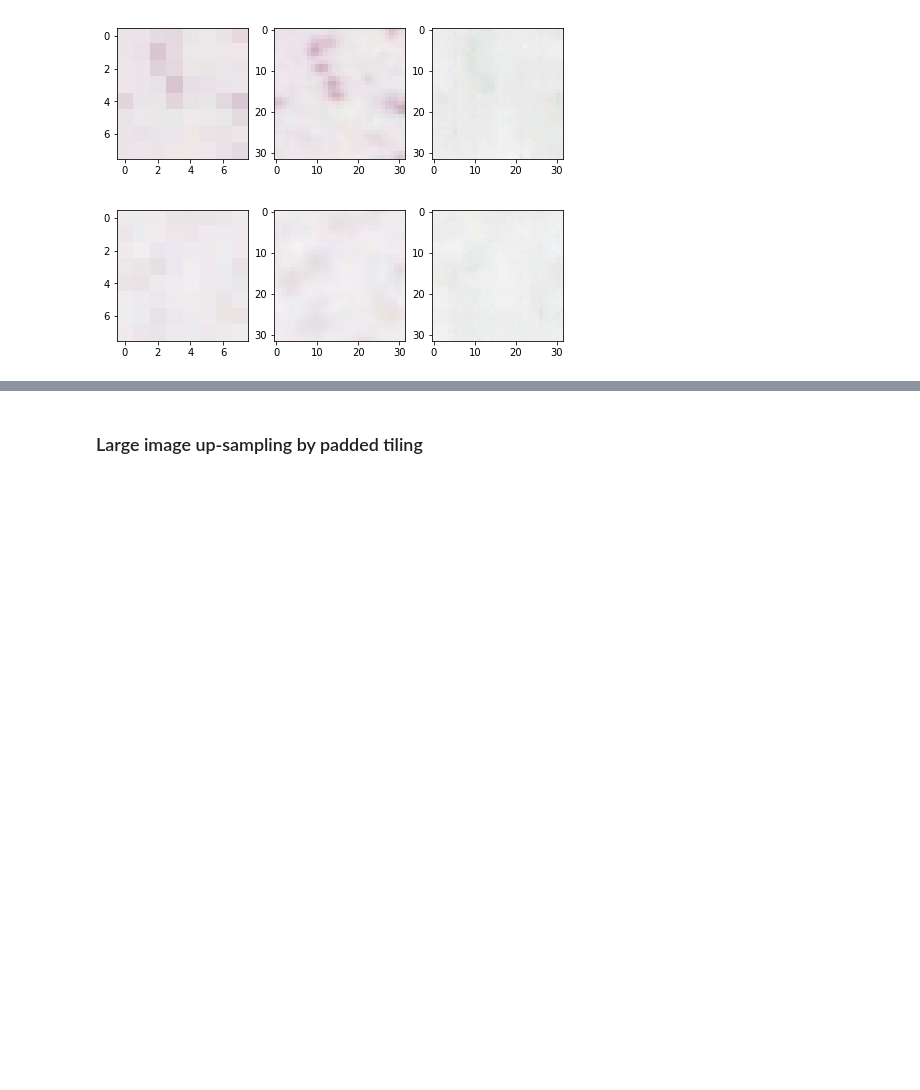
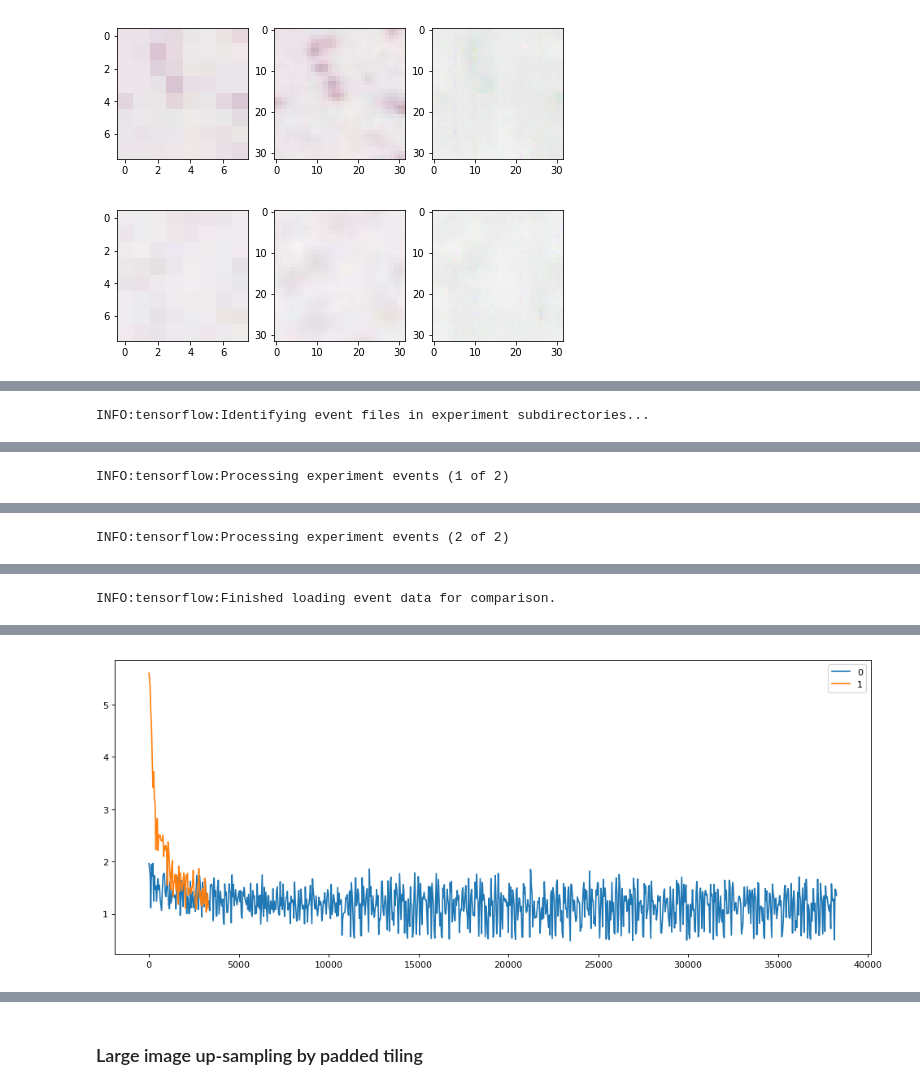
Before and after one commit to cwbeitel/tk, a Jupyter notebook: docs/demo.ipynb, the cells around one changed output, grey strips where cells are left out. Cells and saved outputs as stored; diff of their text form; code cells hidden in the pictures; blank space fills up the shorter version.

Commit message:
large image inference experiment

```diff
--- a/docs/demo.ipynb
+++ b/docs/demo.ipynb
@@ -62,7 +62,8 @@ def _stage(local_app_root, remote_app_root):
 
 def _configure_experiment(base_name, num_gpu_per_worker=1,
                           problem="img2img_allen_brain_dim8to32",
-                          batch_size=4):
+                          batch_size=4,
+                          num_steps=100000):
 
     app_root = "/mnt/nfs-east1-d/work/tk"
 
@@ -76,7 +77,7 @@ def _configure_experiment(base_name, num_gpu_per_worker=1,
         "hparams_set": "img2img_transformer2d_tiny",
         "data_dir": "/mnt/nfs-east1-d/data",
         "output_dir": output_dir,
-        "train_steps": 1,
+        "train_steps": num_steps,
         "schedule": "train",
         "profile": False,
         "log_device_placement": False,
@@ -534,0 +546,5 @@ _predict_ith(1730)
+# %%
+
+show_experiment_loss("longrun-1")
+# %% [output]
+INFO:tensorflow:Identifying event files in experiment subdirectories...
@@ -534,0 +552 @@ _predict_ith(1730)
+INFO:tensorflow:Processing experiment events (1 of 2)
@@ -534,0 +554 @@ _predict_ith(1730)
+INFO:tensorflow:Processing experiment events (2 of 2)
@@ -534,0 +556 @@ _predict_ith(1730)
+INFO:tensorflow:Finished loading event data for comparison.
@@ -534,0 +558 @@ _predict_ith(1730)
+[figure, added]
```
Also changed, not shown: parts of 33 cells of this notebook, 1 other file.
